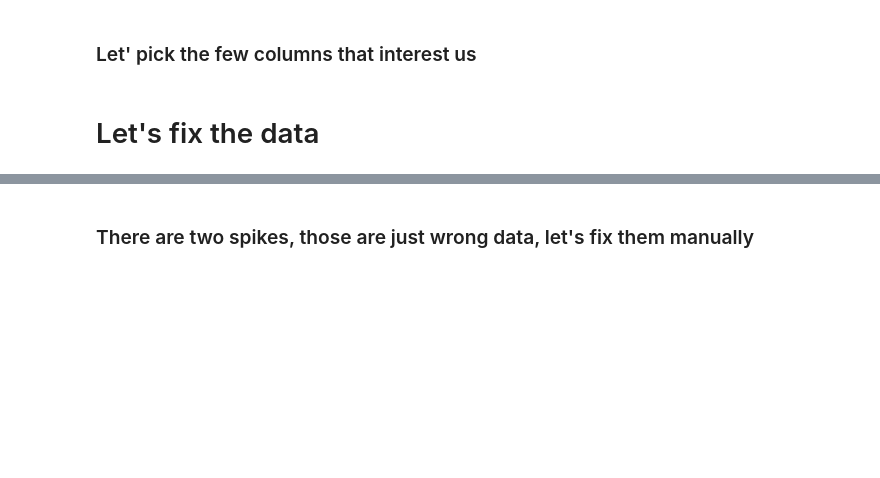
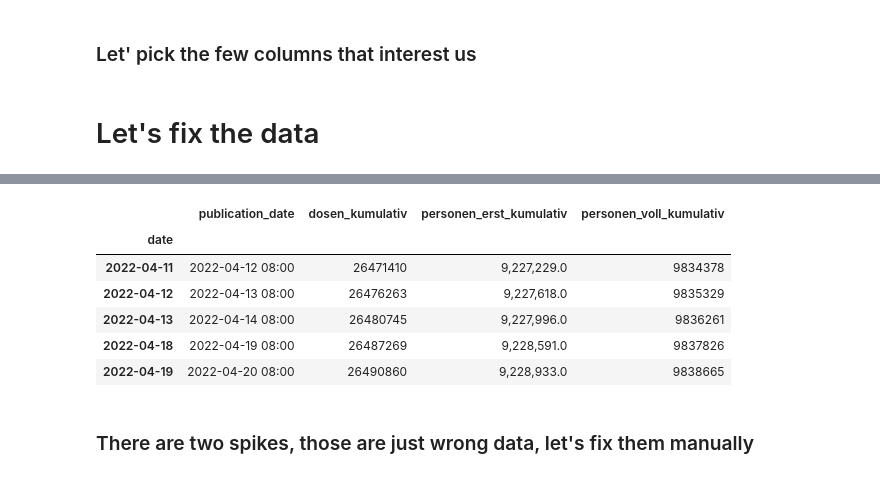
Before and after one commit to lor-enz/covid-science, a Jupyter notebook: vac-prep.ipynb, the cells around one changed output, grey strips where cells are left out. Saved outputs shown, nothing was run; the diff lists cells and outputs as text; code cells hidden in the pictures; blank space fills up the shorter version.

```diff
--- a/vac-prep.ipynb
+++ b/vac-prep.ipynb
@@ -44,3 +71,13 @@ for kurzel in bl_kurzel:
+# %%
+dfs['BY'].tail(5)
+# %% [output]
+|  | publication_date | dosen_kumulativ | personen_erst_kumulativ | personen_voll_kumulativ |
+| date |  |  |  |  |
+| 2022-04-11 | 2022-04-12 08:00 | 26471410 | 9,227,229.0 | 9834378 |
+| 2022-04-12 | 2022-04-13 08:00 | 26476263 | 9,227,618.0 | 9835329 |
+| 2022-04-13 | 2022-04-14 08:00 | 26480745 | 9,227,996.0 | 9836261 |
+| 2022-04-18 | 2022-04-19 08:00 | 26487269 | 9,228,591.0 | 9837826 |
+| 2022-04-19 | 2022-04-20 08:00 | 26490860 | 9,228,933.0 | 9838665 |
 # %% [markdown]
 ### There are two spikes, those are just wrong data, let's fix them manually
 # %%
```
Also changed, not shown: parts of 9 cells of this notebook.
